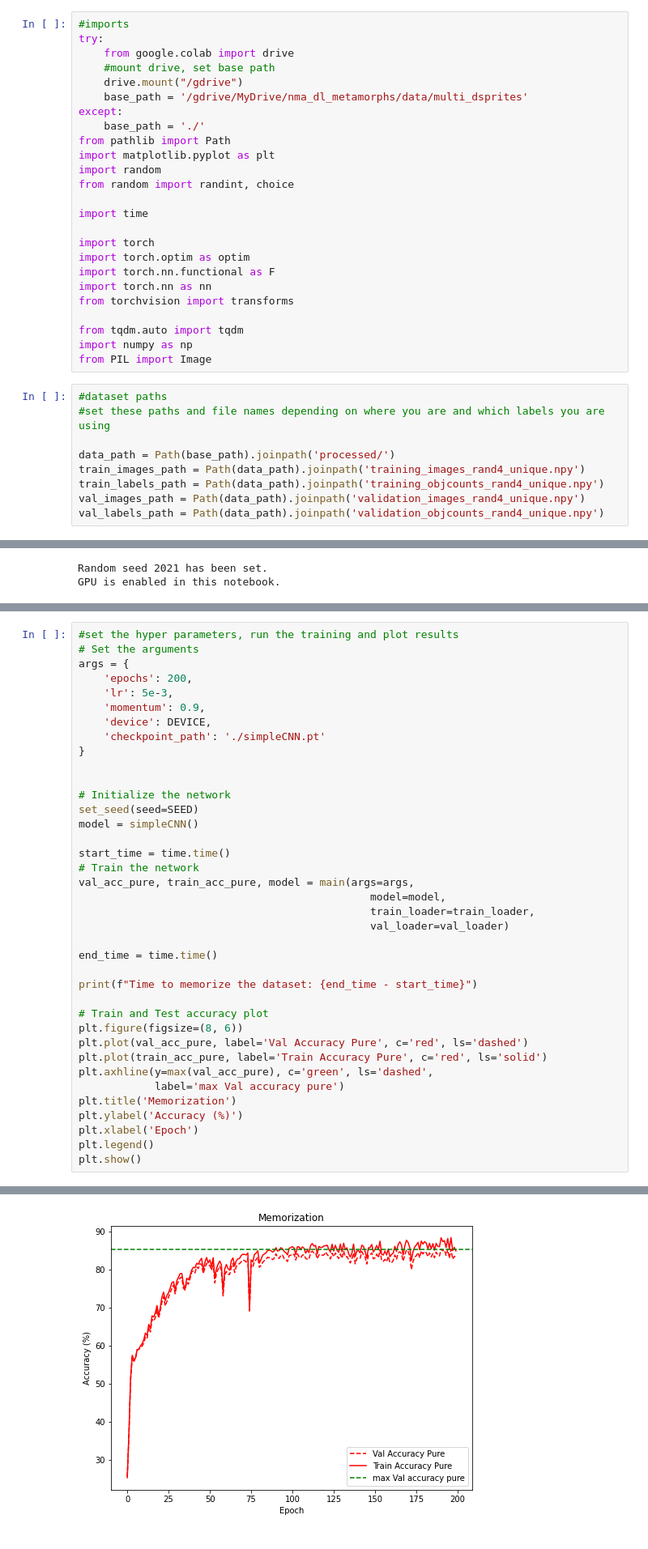
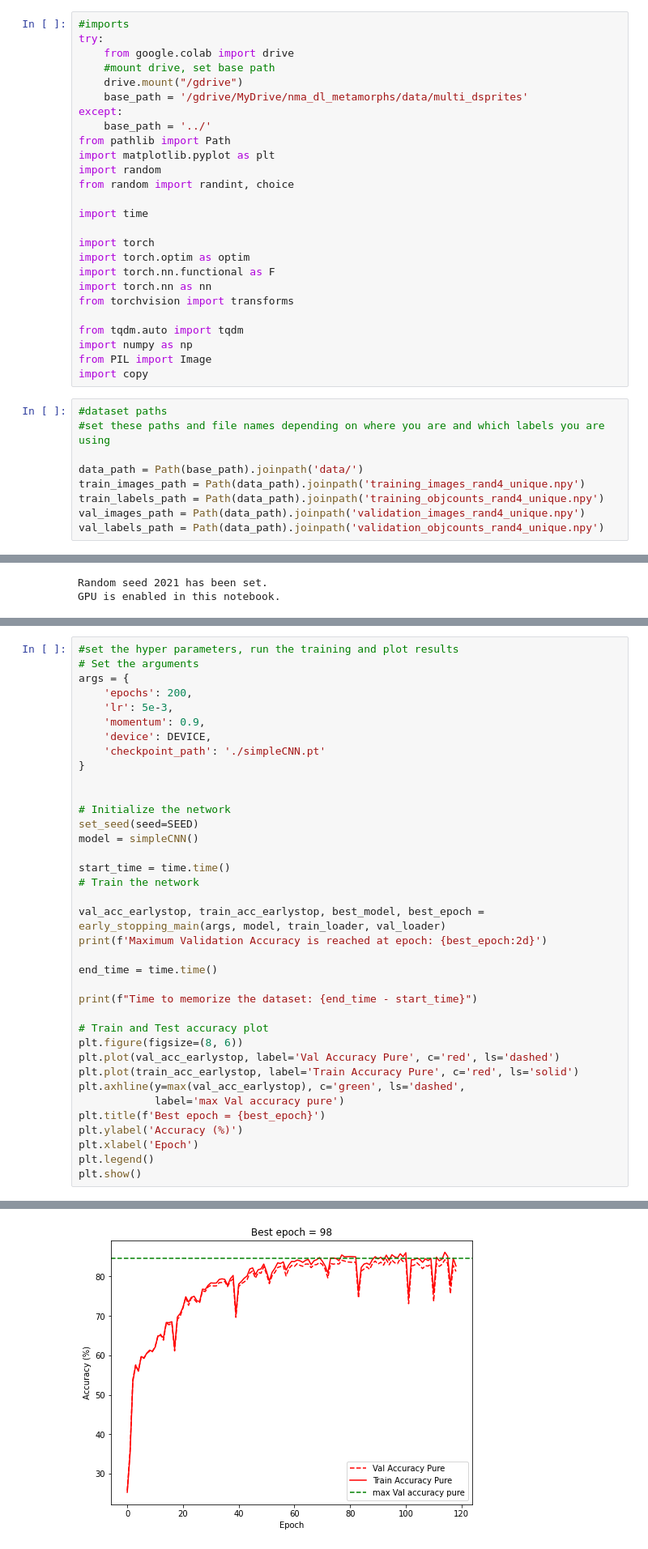
Before and after one commit to kkarbasi/metamorphs, a Jupyter notebook: local_remote_cnn.ipynb, the cells around one changed output, grey strips where cells are left out. Shown at 81% size. Drawn from its saved outputs; the diff is of its cells as text.

Commit message:
added early stopping

```diff
--- a/local_remote_cnn.ipynb
+++ b/local_remote_cnn.ipynb
@@ -6,7 +6,7 @@ try:
     drive.mount("/gdrive")
     base_path = '/gdrive/MyDrive/nma_dl_metamorphs/data/multi_dsprites'
 except:
-    base_path = './'
+    base_path = '../'
 from pathlib import Path
 import matplotlib.pyplot as plt
 import random
@@ -23,11 +23,12 @@ from torchvision import transforms
 from tqdm.auto import tqdm
 import numpy as np
 from PIL import Image
+import copy
 # %%
 #dataset paths
 #set these paths and file names depending on where you are and which labels you are using
 
-data_path = Path(base_path).joinpath('processed/')
+data_path = Path(base_path).joinpath('data/')
 train_images_path = Path(data_path).joinpath('training_images_rand4_unique.npy')
 train_labels_path = Path(data_path).joinpath('training_objcounts_rand4_unique.npy')
 val_images_path = Path(data_path).joinpath('validation_images_rand4_unique.npy')
@@ -304,10 +326,9 @@ model = simpleCNN()
 
 start_time = time.time()
 # Train the network
-val_acc_pure, train_acc_pure, model = main(args=args,
-                                              model=model,
-                                              train_loader=train_loader,
-                                              val_loader=val_loader)
+
+val_acc_earlystop, train_acc_earlystop, best_model, best_epoch = early_stopping_main(args, model, train_loader, val_loader)
+print(f'Maximum Validation Accuracy is reached at epoch: {best_epoch:2d}')
 
 end_time = time.time()
 
@@ -315,11 +336,11 @@ print(f"Time to memorize the dataset: {end_time - start_time}")
 
 # Train and Test accuracy plot
 plt.figure(figsize=(8, 6))
-plt.plot(val_acc_pure, label='Val Accuracy Pure', c='red', ls='dashed')
-plt.plot(train_acc_pure, label='Train Accuracy Pure', c='red', ls='solid')
-plt.axhline(y=max(val_acc_pure), c='green', ls='dashed',
+plt.plot(val_acc_earlystop, label='Val Accuracy Pure', c='red', ls='dashed')
+plt.plot(train_acc_earlystop, label='Train Accuracy Pure', c='red', ls='solid')
+plt.axhline(y=max(val_acc_earlystop), c='green', ls='dashed',
             label='max Val accuracy pure')
-plt.title('Memorization')
+plt.title(f'Best epoch = {best_epoch}')
 plt.ylabel('Accuracy (%)')
 plt.xlabel('Epoch')
 plt.legend()
@@ -331,4 +354,4 @@ Time to memorize the dataset: 984.4900541305542
-[figure, old version]
+[figure, new version]
 # %%
 #validate we can load the checkpoint and use it
 model = simpleCNN()
```
Also changed, not shown: parts of 8 cells of this notebook.
